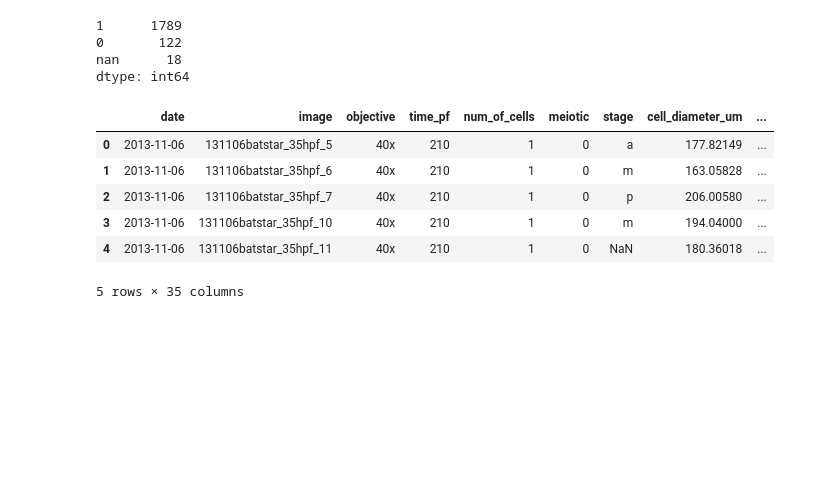
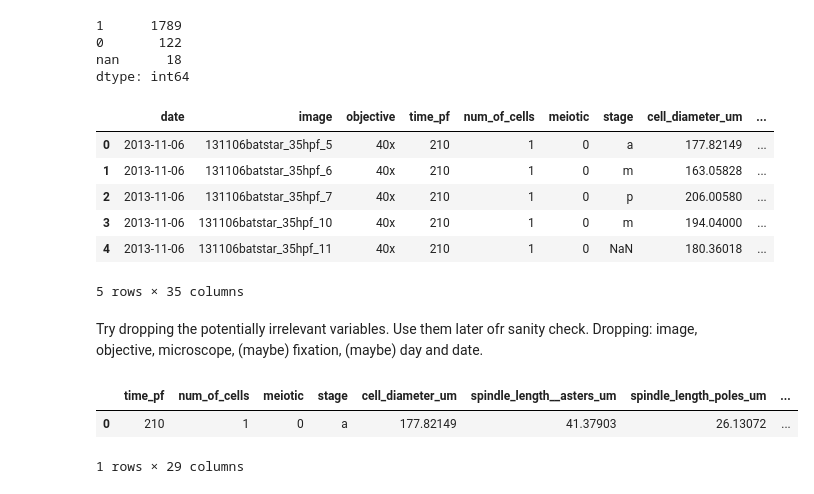
Before and after one commit to emmaggie/SPINDLE_ZOO, a Jupyter notebook: SEPTEMBER_2014/Marina_September_spindle_zoo.ipynb, the cells around one changed output. Cells and saved outputs as stored; diff of their text form; code cells hidden in the pictures; blank space fills up the shorter version.

```diff
--- a/SEPTEMBER_2014/Marina_September_spindle_zoo.ipynb
+++ b/SEPTEMBER_2014/Marina_September_spindle_zoo.ipynb
@@ -546,0 +549,2 @@ df2.head()
+# %% [markdown]
+Try dropping the potentially irrelevant variables. Use them later ofr sanity check. Dropping:  image, objective, microscope, (maybe) fixation, (maybe) day and date.
@@ -546,0 +553,6 @@ df2.head()
+# %%
+df3.head(1)
+# %% [output]
+|  | time_pf | num_of_cells | meiotic | stage | cell_diameter_um | spindle_length__asters_um | spindle_length_poles_um | ... |
+| 0 | 210 | 1 | 0 | a | 177.82149 | 41.37903 | 26.13072 | ... |
+1 rows × 29 columns
```
Also changed, not shown: parts of 7 cells of this notebook, 1 other file.
